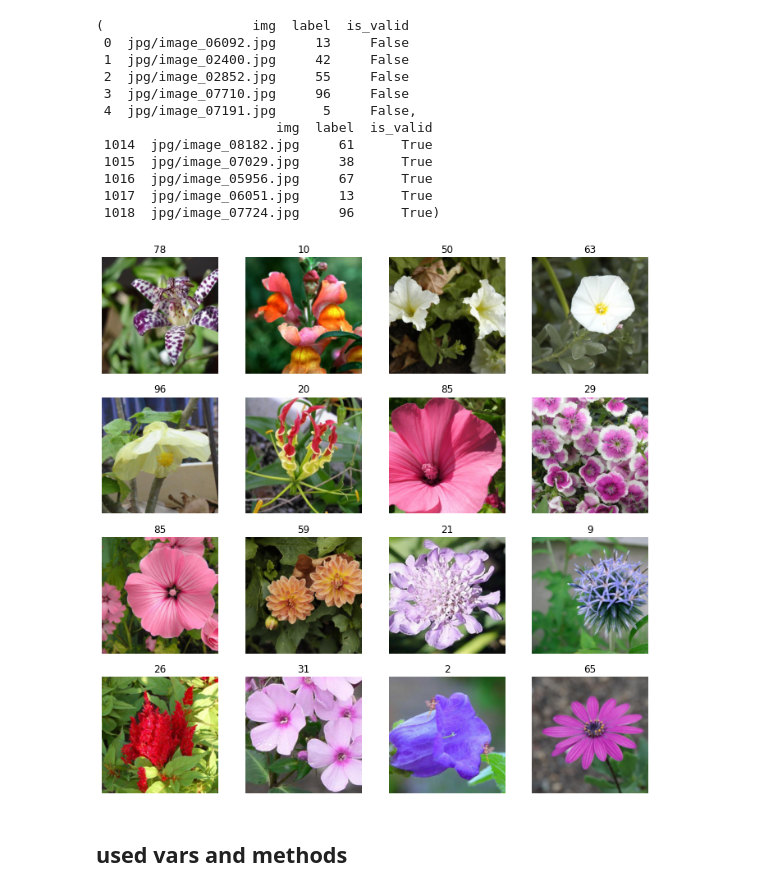
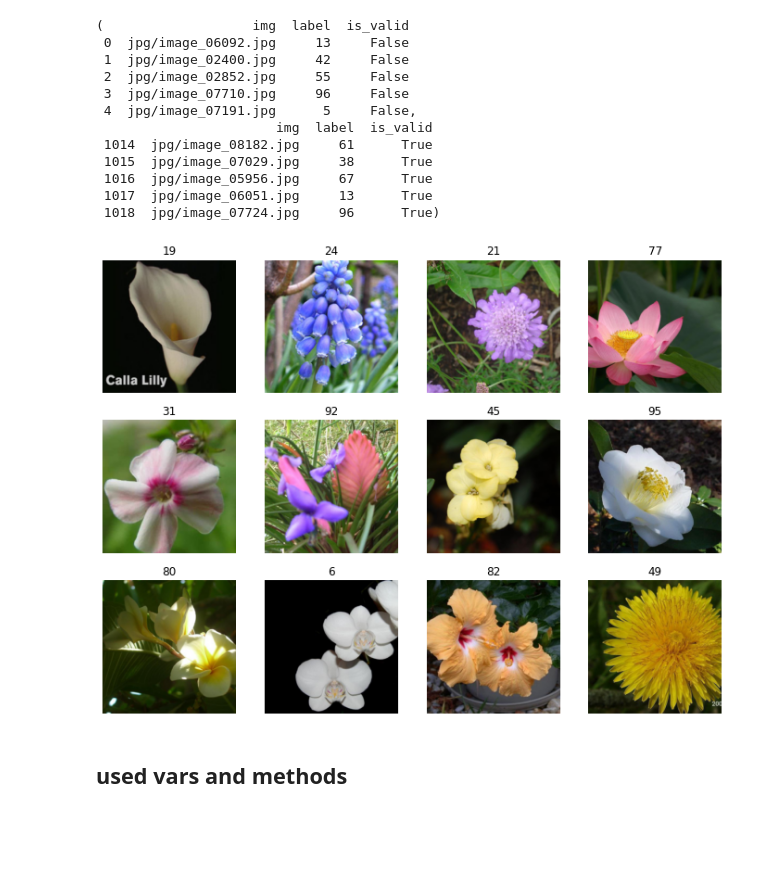
Before and after one commit to tyoc213/blog, a Jupyter notebook: __explorations__/2020_53/flowers and resnet18.ipynb, the cells around one changed output. Drawn from its saved outputs; the diff is of its cells as text; code cells hidden in the pictures; blank space fills up the shorter version.

```diff
--- a/__explorations__/2020_53/flowers and resnet18.ipynb
+++ b/__explorations__/2020_53/flowers and resnet18.ipynb
@@ -75,9 +74,9 @@ dls = ImageDataLoaders.from_df(df, path, valid_col='is_valid',
                                item_tfms=Resize(320)
                               )
 # %%
-dls.show_batch(max_n=16)
+dls.show_batch(max_n=12)
 # %% [output]
-[figure, old version]
+[figure, new version]
 # %% [markdown]
 ## used vars and methods
 # %%
```
Also changed, not shown: parts of 20 cells of this notebook, 1 other file.
